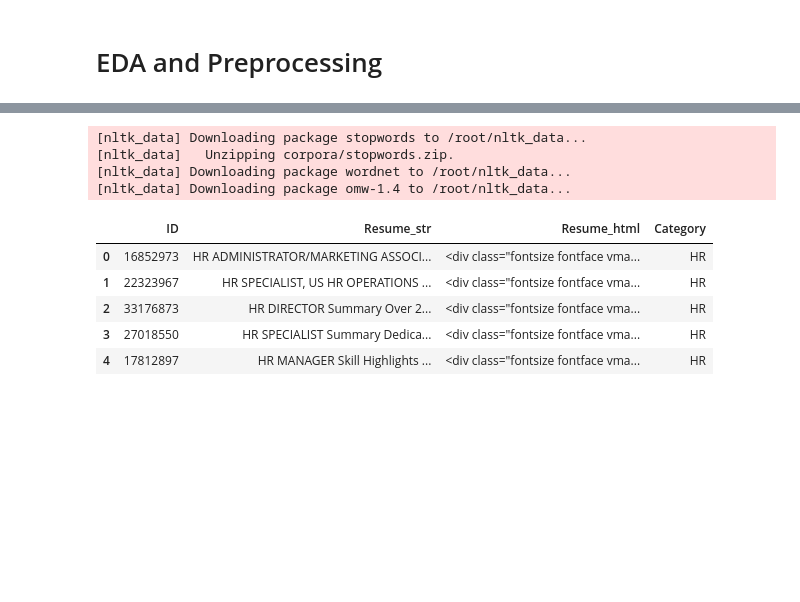
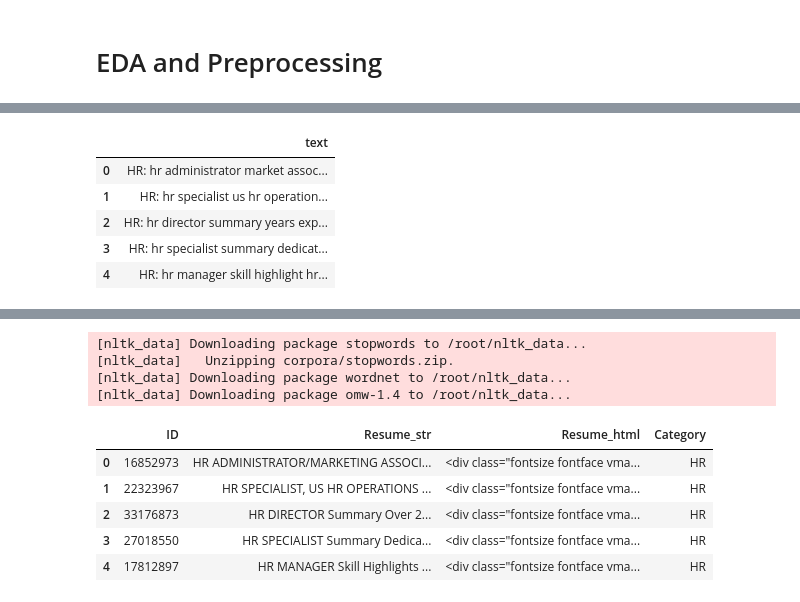
Before and after one commit to NotShivain/Resume-Analysis, a Jupyter notebook: Ollama_resume_agent/Resume_Scoring_BERT.ipynb, the cells around one changed output, grey strips where cells are left out. Cells and saved outputs as stored; diff of their text form; code cells hidden in the pictures; blank space fills up the shorter version.

```diff
--- a/Ollama_resume_agent/Resume_Scoring_BERT.ipynb
+++ b/Ollama_resume_agent/Resume_Scoring_BERT.ipynb
@@ -2,0 +29,9 @@
+# %%
+final_df.head()
+# %% [output]
+|  | text |
+| 0 | HR: hr administrator market assoc... |
+| 1 | HR: hr specialist us hr operation... |
+| 2 | HR: hr director summary years exp... |
+| 3 | HR: hr specialist summary dedicat... |
+| 4 | HR: hr manager skill highlight hr... |
```
Also changed, not shown: parts of 8 cells of this notebook, 6 other files.
